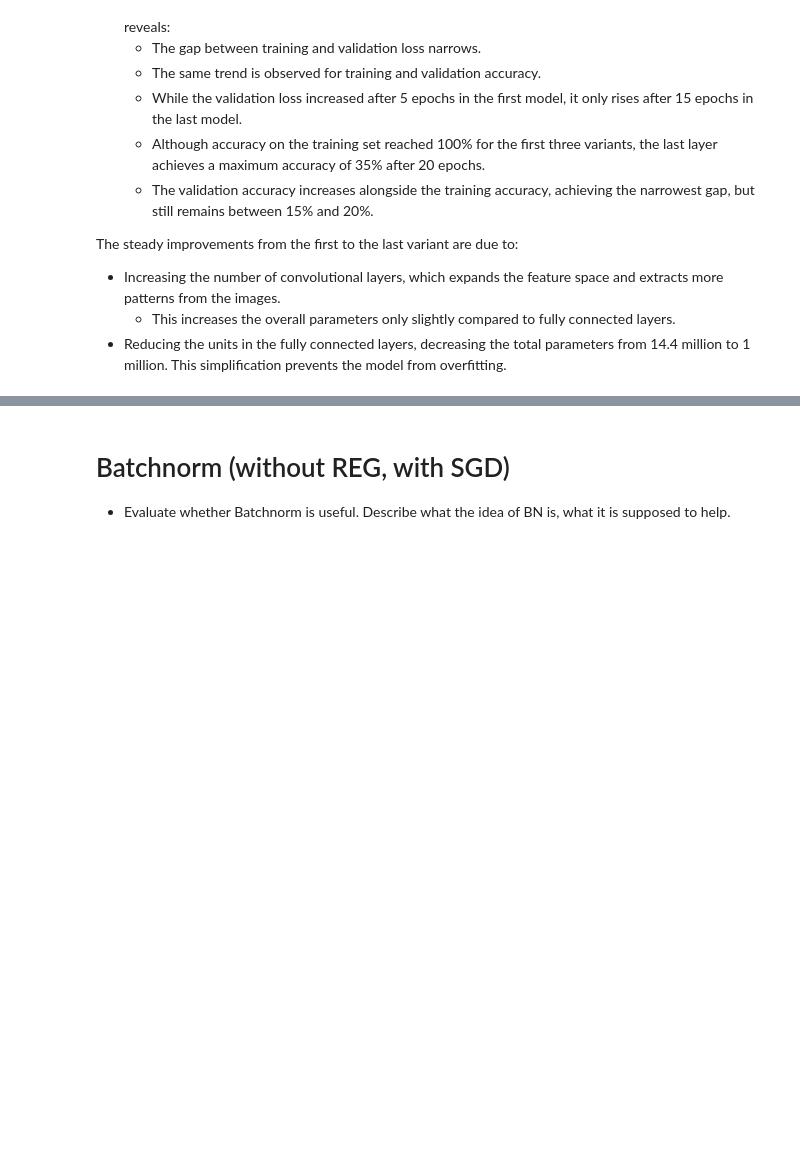
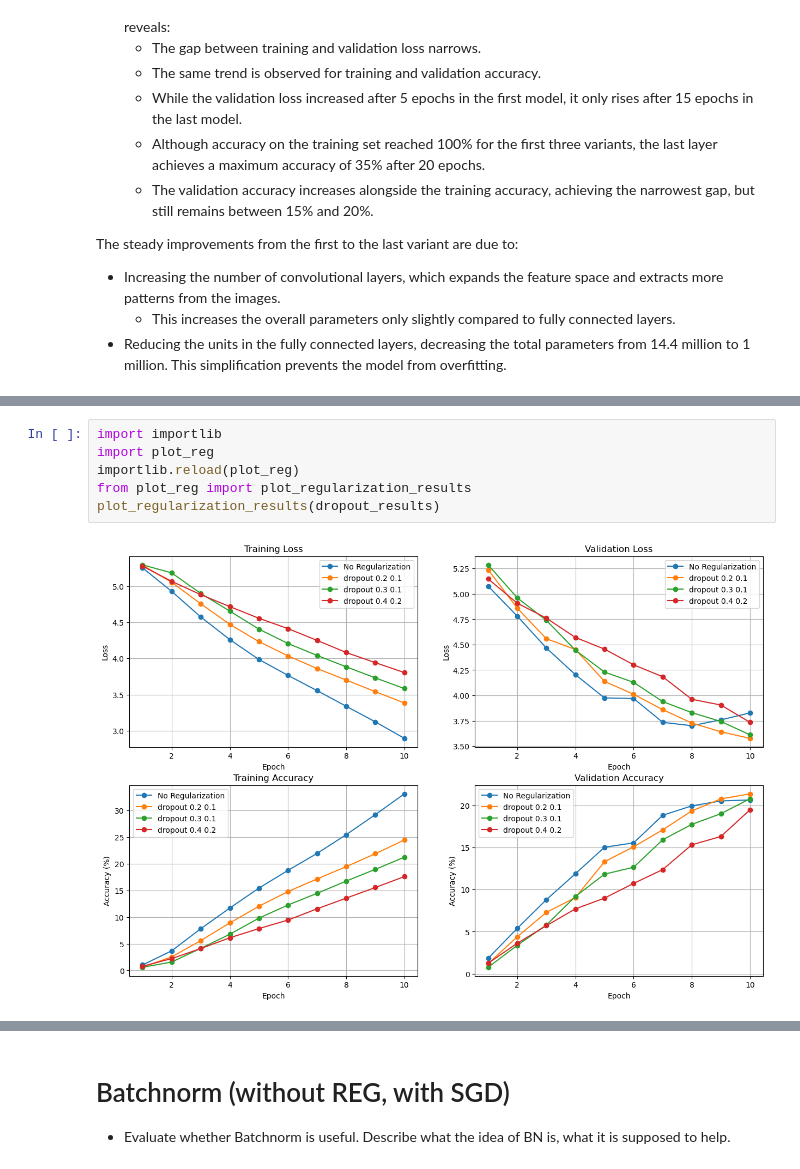
Before and after one commit to hariveliki/deep-learning, a Jupyter notebook: mc1new.ipynb, the cells around one changed output, grey strips where cells are left out. Cells and saved outputs as stored; diff of their text form; blank space fills up the shorter version.

```diff
--- a/mc1new.ipynb
+++ b/mc1new.ipynb
@@ -947,0 +1307,8 @@ def my_code():
+# %%
+import importlib
+import plot_reg
+importlib.reload(plot_reg)
+from plot_reg import plot_regularization_results
+plot_regularization_results(dropout_results)
+# %% [output]
+[figure, added]
```
Also changed, not shown: parts of 19 cells of this notebook, 8 other files.
